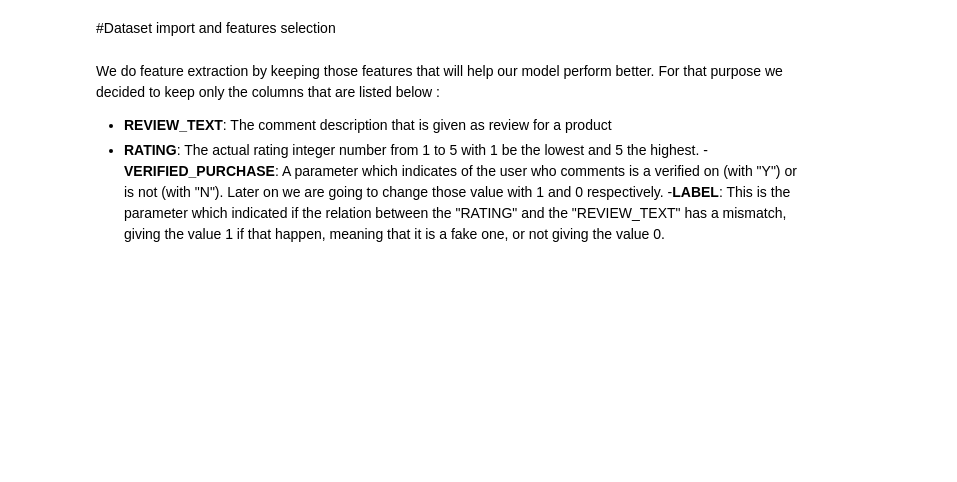
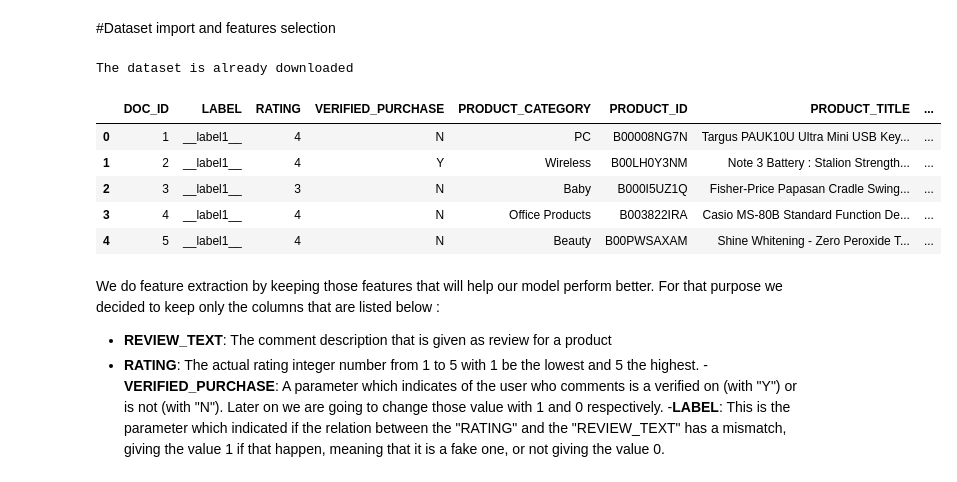
Before and after one commit to canberkanar/Natural-Language-Processing, a Jupyter notebook: Word2vec/Word2Vec_fake_review_detection.ipynb, the cells around one changed output. Cells and saved outputs as stored; diff of their text form; code cells hidden in the pictures; blank space fills up the shorter version.

```diff
--- a/Word2vec/Word2Vec_fake_review_detection.ipynb
+++ b/Word2vec/Word2Vec_fake_review_detection.ipynb
@@ -51,18 +62,26 @@ print("GPU is", "available" if tf.config.list_physical_devices('GPU') else "NOT
 #Dataset import and features selection
 # %%
 #Check if the dataset is pre-downloaded in our working directory, otherwise we download it using the url location where is available
-if not os.path.isfile('gdrive/MyDrive/datasets/amazon_reviews.txt'):
+if not os.path.isfile('amazon_reviews.txt'):
     url = 'https://drive.google.com/uc?id=1-LYI_s6oZ0OTe3I0vFYRYIBVhjFswReY&export=download'
     print('Downloading DB to train')
     wget.download(url)
     print('Download Completed!\nUnzipping...')
     shutil.unpack_archive('amazon_reviews.zip')
 else:
    print("The dataset is already downloaded")
 #The dataset is a tab seperated csv file therefore we define delimiter as delimiter = '/t'.
 #We set index_col = False since we want to discard the entries with missing columns
-df = pd.read_csv('gdrive/MyDrive/datasets/amazon_reviews.txt', error_bad_lines=False, delimiter="\t")
+df = pd.read_csv('amazon_reviews.txt', error_bad_lines=False, delimiter="\t")
 df.head()
+# %% [output]
+The dataset is already downloaded
+|  | DOC_ID | LABEL | RATING | VERIFIED_PURCHASE | PRODUCT_CATEGORY | PRODUCT_ID | PRODUCT_TITLE | ... |
+| 0 | 1 | __label1__ | 4 | N | PC | B00008NG7N | Targus PAUK10U Ultra Mini USB Key... | ... |
+| 1 | 2 | __label1__ | 4 | Y | Wireless | B00LH0Y3NM | Note 3 Battery : Stalion Strength... | ... |
+| 2 | 3 | __label1__ | 3 | N | Baby | B000I5UZ1Q | Fisher-Price Papasan Cradle Swing... | ... |
+| 3 | 4 | __label1__ | 4 | N | Office Products | B003822IRA | Casio MS-80B Standard Function De... | ... |
+| 4 | 5 | __label1__ | 4 | N | Beauty | B00PWSAXAM | Shine Whitening - Zero Peroxide T... | ... |
 # %% [markdown]
 We do feature extraction by keeping those features that will help our model perform better. For that purpose we decided to keep only the columns that are listed below :
  - **REVIEW_TEXT**: The comment description that is given as review for a product
```
Also changed, not shown: parts of 39 cells of this notebook.
